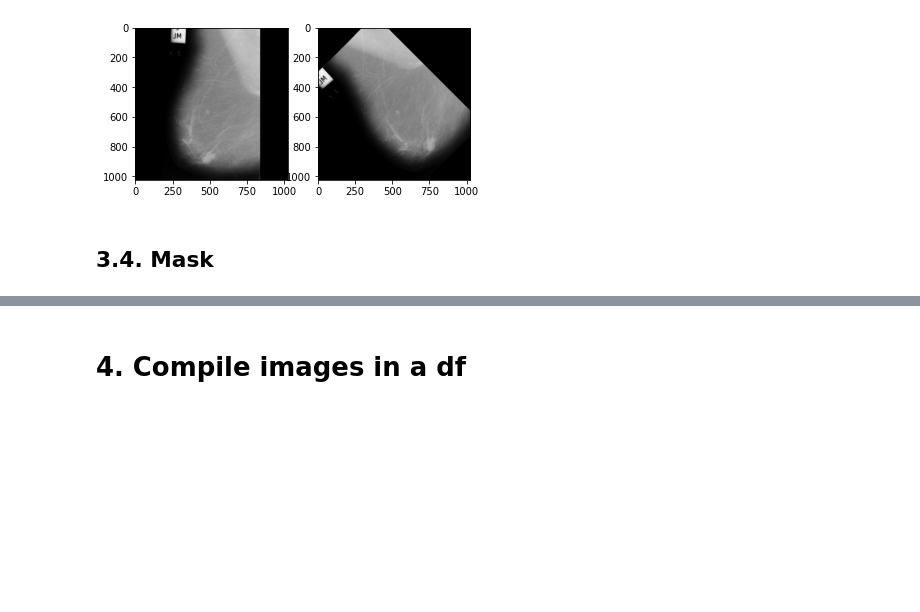
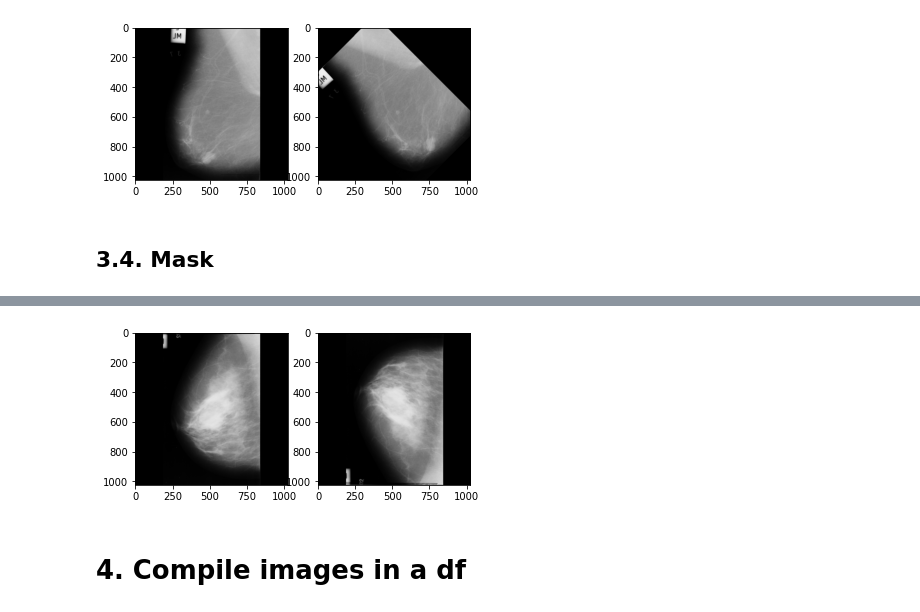
Before and after one commit to cfont03/Anomaly-breast-cancer-detection, a Jupyter notebook: train/0. Data_Cleansing.ipynb, the cells around one changed output, grey strips where cells are left out. Saved outputs shown, nothing was run; the diff lists cells and outputs as text; code cells hidden in the pictures; blank space fills up the shorter version.

```diff
--- a/train/0. Data_Cleansing.ipynb
+++ b/train/0. Data_Cleansing.ipynb
@@ -708,3 +799,13 @@ plt.show()
+# %%
+# check image as example
+img = cv2.imread('/content/archive/all-mias/mdb315.pgm')
+
+vflip = cv2.imread('/content/archive/all-mias/mdb315_vflip.jpeg')
+plt.subplot(121),plt.imshow(img)
+plt.subplot(122),plt.imshow(vflip)
+plt.show()
+# %% [output]
+[figure, added]
 # %% [markdown]
 # 4. Compile images in a df
 # %% [markdown]
```
Also changed, not shown: parts of 22 cells of this notebook.
